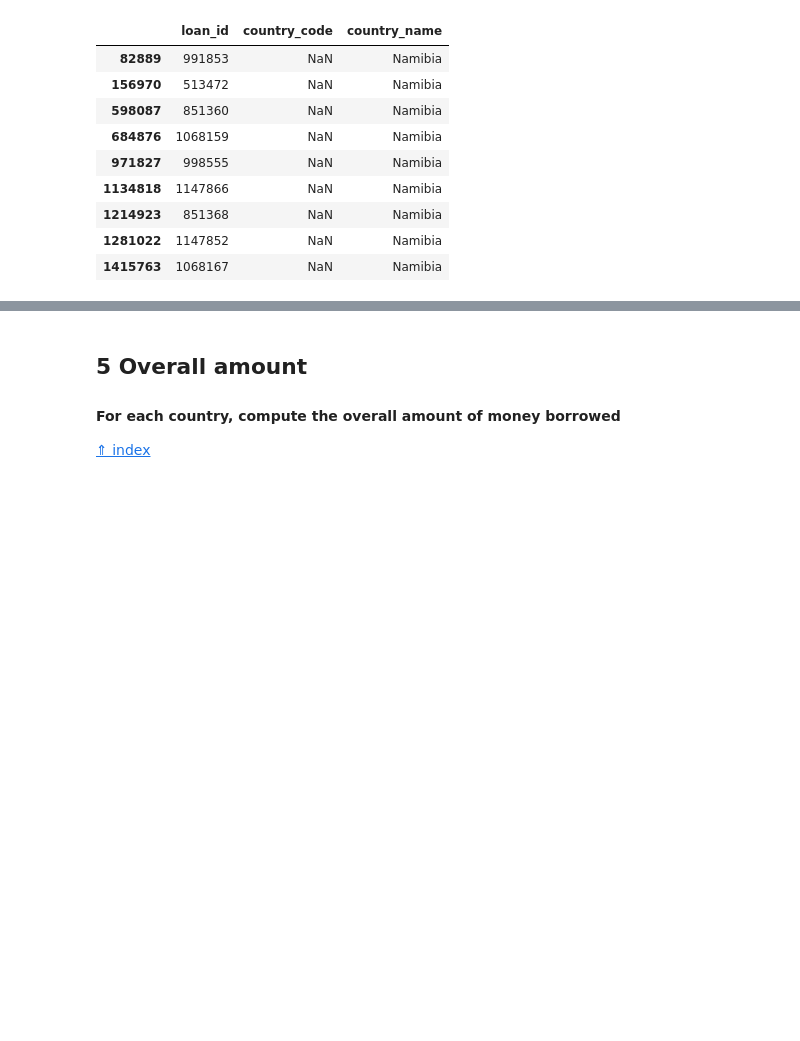
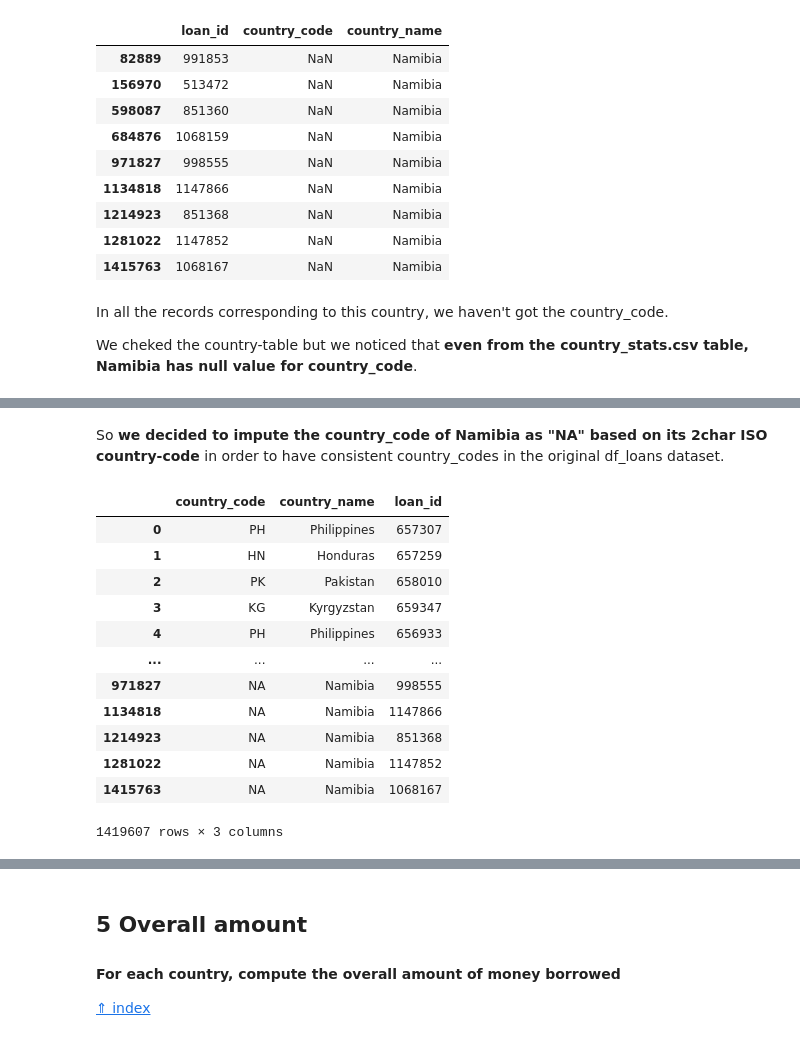
Before and after one commit to kayne87/FoCS, a Jupyter notebook: FoCS_new.ipynb, the cells around one changed output, grey strips where cells are left out. Drawn from its saved outputs; the diff is of its cells as text; code cells hidden in the pictures; blank space fills up the shorter version.

```diff
--- a/FoCS_new.ipynb
+++ b/FoCS_new.ipynb
@@ -190,10 +190,16 @@ df_loans[df_loans["country_code"].isnull()][['loan_id', 'country_code', 'country
 | 1214923 | 851368 | NaN | Namibia |
 | 1281022 | 1147852 | NaN | Namibia |
 | 1415763 | 1068167 | NaN | Namibia |
+# %% [markdown]
+In all the records corresponding to this country, we haven't got the country_code.
+
+We cheked the country-table but we noticed that **even from the country_stats.csv table, Namibia has null value for country_code**.
 # %%
 df_countries = pd.read_csv('kiva-kaggle/country_stats.csv')
 df_countries[df_countries["country_code"].isnull()]
 # %% [output]
 |  | country_name | country_code | country_code3 | continent | region | population | population_below_poverty_line | ... |
 | 115 | Namibia | NaN | NAM | Africa | Southern Africa | 2533794 | 28.7 | ... |
+# %% [markdown]
+So **we decided to impute the country_code of Namibia as "NA" based on its 2char ISO country-code** in order to have consistent country_codes in the original df_loans dataset.
 # %%
@@ -206,5 +213,21 @@ df_countries[df_countries["country_code"].isnull()]
 df_namibia = df_loans[df_loans["country_code"].isnull()]
 df_namibia = df_namibia.assign(country_code=['NA'] * len(df_namibia))
 df_loans = pd.concat([df_loans[df_loans["country_code"].notnull()], df_namibia])
+# %%
+df_loans[['country_code', 'country_name', 'loan_id']]
+# %% [output]
+|  | country_code | country_name | loan_id |
+| 0 | PH | Philippines | 657307 |
+| 1 | HN | Honduras | 657259 |
+| 2 | PK | Pakistan | 658010 |
+| 3 | KG | Kyrgyzstan | 659347 |
+| 4 | PH | Philippines | 656933 |
+| ... | ... | ... | ... |
+| 971827 | NA | Namibia | 998555 |
+| 1134818 | NA | Namibia | 1147866 |
+| 1214923 | NA | Namibia | 851368 |
+| 1281022 | NA | Namibia | 1147852 |
+| 1415763 | NA | Namibia | 1068167 |
+1419607 rows × 3 columns
 # %%
 %%time
```
Also changed, not shown: parts of 12 cells of this notebook.
